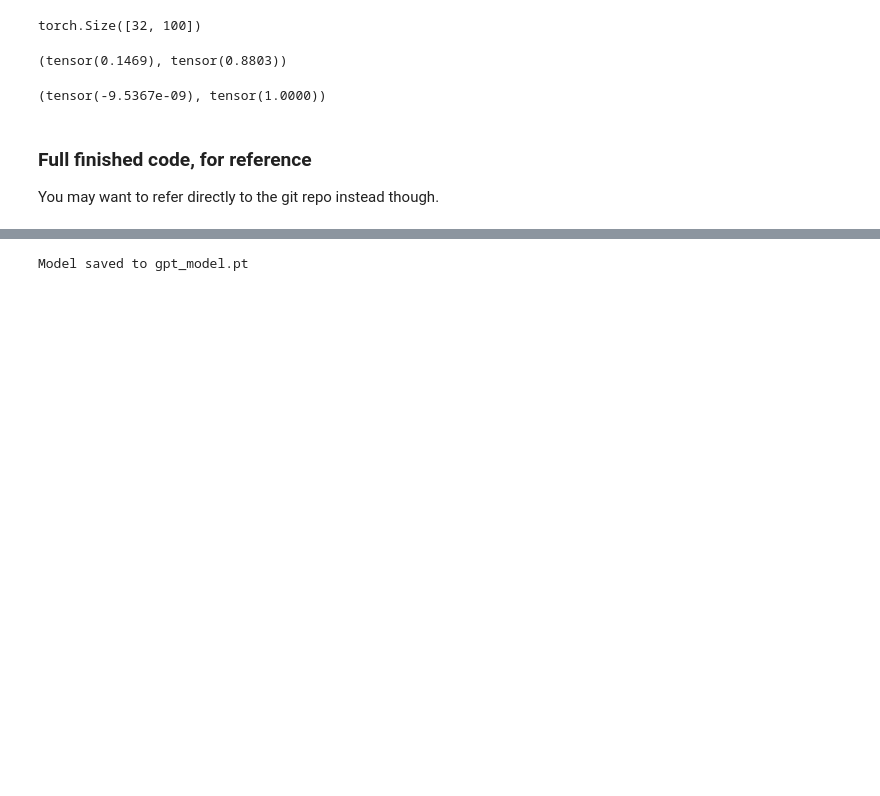
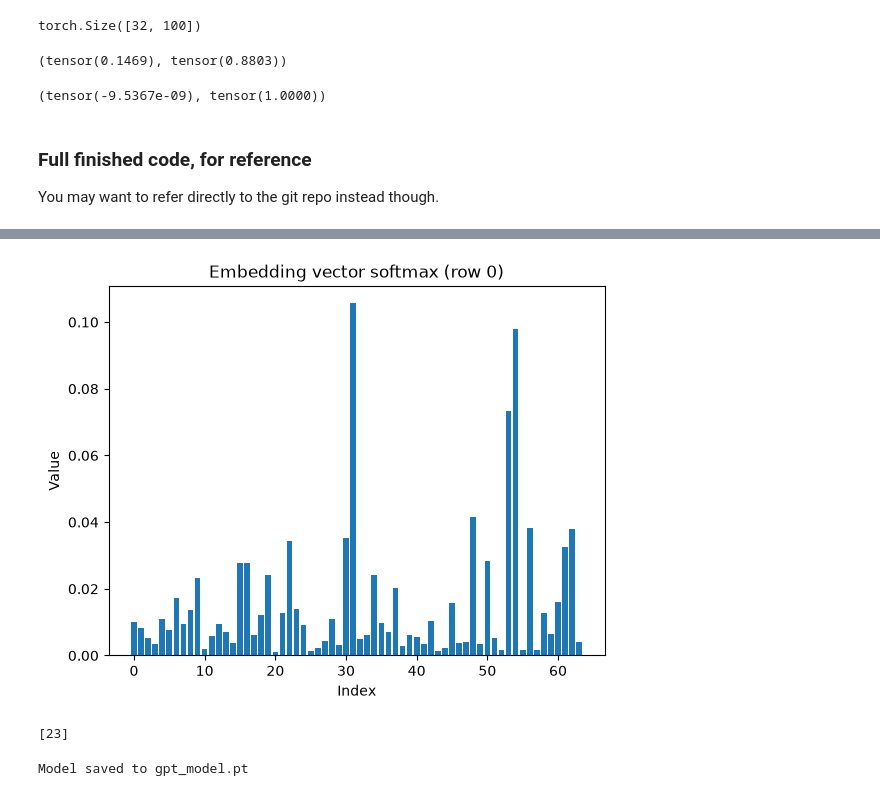
Before and after one commit to jimbohb/rigorous-ai, a Jupyter notebook: phase-1-transformer/notes/gpt_dev.ipynb, the cells around one changed output, grey strips where cells are left out. Cells and saved outputs as stored; diff of their text form; code cells hidden in the pictures; blank space fills up the shorter version.

```diff
--- a/phase-1-transformer/notes/gpt_dev.ipynb
+++ b/phase-1-transformer/notes/gpt_dev.ipynb
@@ -431,6 +431,7 @@ import torch
 import torch.nn as nn
 from torch.nn import functional as F
 import os
+import threading
 
 # hyperparameters
 batch_size = 16 # how many independent sequences will we process in parallel?
@@ -467,6 +468,9 @@ data = torch.tensor(encode(text), dtype=torch.long)
 n = int(0.9*len(data)) # first 90% will be train, rest val
 train_data = data[:n]
 val_data = data[n:]
+
+def mylog(self,event:str,indent=""):
+    print(f"{indent}{threading.get_native_id()}:{type(self).__name__}:{event}")
 
 # data loading
 def get_batch(split):
@@ -505,6 +509,7 @@ class Head(nn.Module):
         self.dropout = nn.Dropout(dropout)
 
     def forward(self, x):
+        mylog(self,"start","\t\t\t")
         B,T,C = x.shape
         k = self.key(x)   # (B,T,C)
         q = self.query(x) # (B,T,C)
@@ -516,6 +521,7 @@ class Head(nn.Module):
         # perform the weighted aggregation of the values
         v = self.value(x) # (B,T,C)
         out = wei @ v # (B, T, T) @ (B, T, C) -> (B, T, C)
+        mylog(self,"end","\t\t\t")
         return out
 
 class MultiHeadAttention(nn.Module):
@@ -528,8 +534,10 @@ class MultiHeadAttention(nn.Module):
         self.dropout = nn.Dropout(dropout)
 
     def forward(self, x):
+        mylog(self,"start","\t\t")
         out = torch.cat([h(x) for h in self.heads], dim=-1)
         out = self.dropout(self.proj(out))
+        mylog(self,"end","\t\t")
         return out
 
 class FeedFoward(nn.Module):
@@ -545,7 +553,10 @@ class FeedFoward(nn.Module):
         )
 
     def forward(self, x):
-        return self.net(x)
+        mylog(self,"start","\t\t")
+        retval = self.net(x)
+        mylog(self,"end","\t\t")
+        return retval
 
 class Block(nn.Module):
     """ Transformer block: communication followed by computation """
@@ -559,9 +570,11 @@ class Block(nn.Module):
         self.ln1 = nn.LayerNorm(n_embd)
         self.ln2 = nn.LayerNorm(n_embd)
 
-    def forward(self, x):
+    def forward(self, x, indent="\t"):
+        mylog(self,"start",indent=indent)
         x = x + self.sa(self.ln1(x))
         x = x + self.ffwd(self.ln2(x))
+        mylog(self,"end",indent=indent)
         return x
 
 # super simple bigram model
@@ -577,6 +590,7 @@ class BigramLanguageModel(nn.Module):
         self.lm_head = nn.Linear(n_embd, vocab_size)
 
     def forward(self, idx, targets=None):
+        mylog(self,"start")
         B, T = idx.shape
 
         # idx and targets are both (B,T) tensor of integers
@@ -595,6 +609,7 @@ class BigramLanguageModel(nn.Module):
             targets = targets.view(B*T)
             loss = F.cross_entropy(logits, targets)
 
+        mylog(self,"end")
         return logits, loss
 
     def generate(self, idx, max_new_tokens):
@@ -640,7 +655,3 @@ else:
         optimizer.zero_grad(set_to_none=True)
         loss.backward()
         optimizer.step()
-
-# generate from the model
-context = torch.zeros((1, 1), dtype=torch.long, device=device)
-print(decode(m.generate(context, max_new_tokens=2000)[0].tolist()))
@@ -647,3 +684,24 @@ print(decode(m.generate(context, max_new_tokens=2000)[0].tolist()))
+# %%
+w0 = m.token_embedding_table.weight.data[0]
+sm = F.softmax(w0,dim=-1)
+sm.shape, w0.shape
+
+import matplotlib.pyplot as plt
+
+vec = sm.cpu().numpy()
+
+plt.bar(range(len(vec)), vec)
+plt.xlabel("Index")
+plt.ylabel("Value")
+plt.title("Embedding vector softmax (row 0)")
+plt.show()
+# %% [output]
+[figure, added]
+# %%
+decode(torch.tensor([30]).tolist())
+encode(['K'])
+# %% [output]
+[23]
 # %%
 torch.save(m.state_dict(), 'gpt_model.pt')
 print("Model saved to gpt_model.pt")
```
Also changed, not shown: parts of 2 cells of this notebook.
